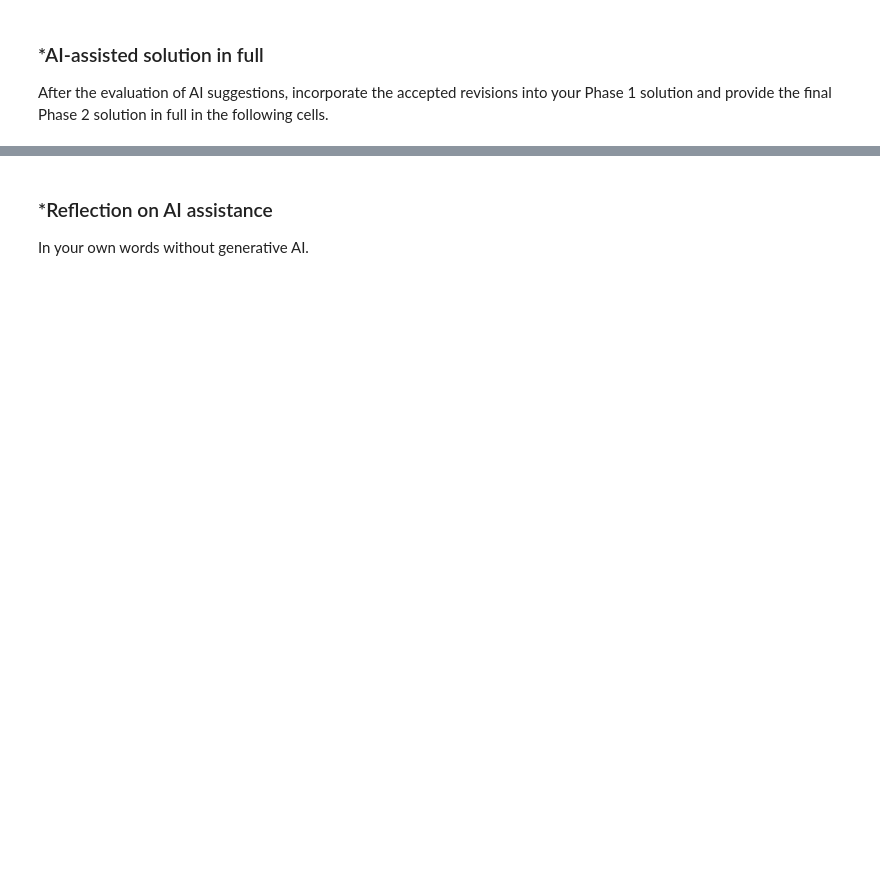
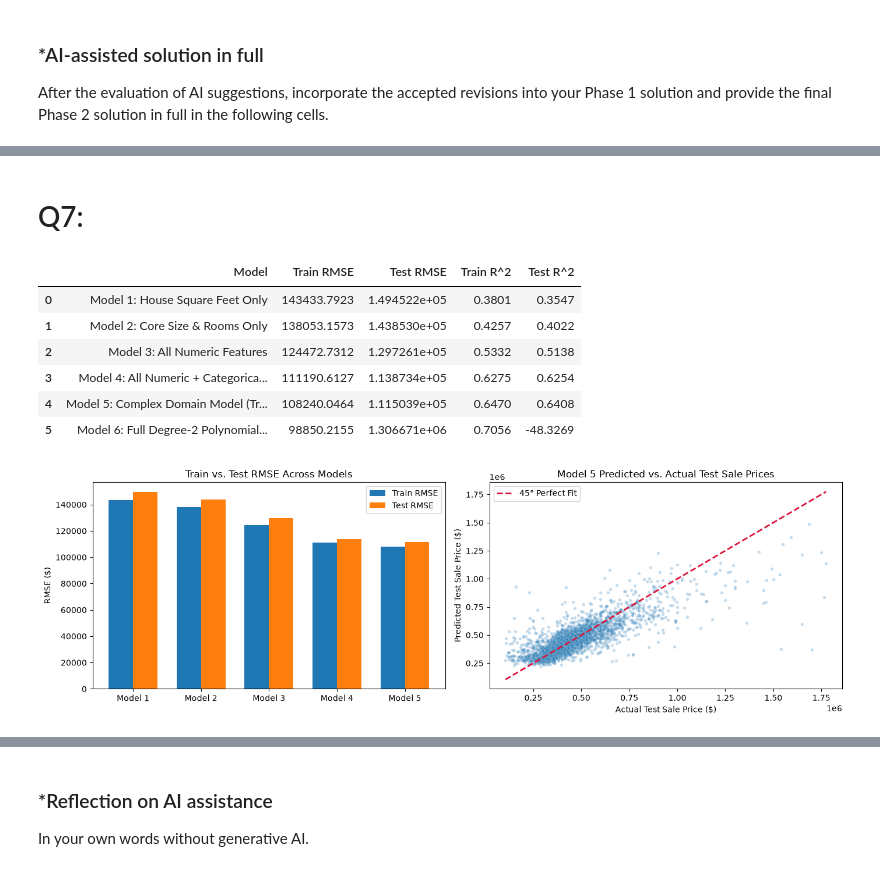
Before and after one commit to eloisemcdonough-tech/L02-hedonic-pricing, a Jupyter notebook: notebook.ipynb, the cells around one changed output, grey strips where cells are left out. Drawn from its saved outputs; the diff is of its cells as text; code cells hidden in the pictures; blank space fills up the shorter version.

```diff
--- a/notebook.ipynb
+++ b/notebook.ipynb
@@ -725,0 +1313,57 @@ After the evaluation of AI suggestions, incorporate the accepted revisions into
+# %% [markdown]
+# Q7:
+# %%
+all_results = results + [
+    {
+        'Model': 'Model 5: Complex Domain Model (Transforms + Interactions)',
+        'Train RMSE': rmse_comp_train,
+        'Test RMSE': rmse_comp_test,
+        'Train R^2': r2_comp_train,
+        'Test R^2': r2_comp_test,
+    },
+    {
+        'Model': 'Model 6: Full Degree-2 Polynomial Expansion',
+        'Train RMSE': rmse_poly_train,
+        'Test RMSE': rmse_poly_test,
+        'Train R^2': r2_poly_train,
+        'Test R^2': r2_poly_test,
+    },
+]
+
+all_results_df = pd.DataFrame(all_results)
+display(all_results_df.round(4))
+
+# PHASE 2 IMPROVEMENT 4a: Plot Train vs. Test RMSE and Predicted vs. Actual Test Prices for Model 5
+fig, axes = plt.subplots(1, 2, figsize=(14, 4.5))
+
+plot_df = all_results_df[all_results_df['Test R^2'] > 0].copy()
+x = np.arange(len(plot_df))
+axes[0].bar(x - 0.18, plot_df['Train RMSE'], width=0.36, label='Train RMSE')
+axes[0].bar(x + 0.18, plot_df['Test RMSE'], width=0.36, label='Test RMSE')
+axes[0].set_xticks(x)
+axes[0].set_xticklabels([m.split(':')[0] for m in plot_df['Model']])
+axes[0].set_ylabel('RMSE ($)')
+axes[0].set_title('Train vs. Test RMSE Across Models')
+axes[0].legend()
+
+sns.scatterplot(x=y_test, y=y_test_comp_pred, alpha=0.25, s=15, ax=axes[1])
+lims = [y_test.min(), y_test.max()]
+axes[1].plot(
+    lims, lims, color='crimson', linestyle='--', linewidth=2, label='45° Perfect Fit'
+)
+axes[1].set_xlabel('Actual Test Sale Price ($)')
+axes[1].set_ylabel('Predicted Test Sale Price ($)')
+axes[1].set_title('Model 5 Predicted vs. Actual Test Sale Prices')
+axes[1].legend()
+
+plt.tight_layout()
+plt.show()
+# %% [output]
+|  | Model | Train RMSE | Test RMSE | Train R^2 | Test R^2 |
+| 0 | Model 1: House Square Feet Only | 143433.7923 | 1.494522e+05 | 0.3801 | 0.3547 |
+| 1 | Model 2: Core Size & Rooms Only | 138053.1573 | 1.438530e+05 | 0.4257 | 0.4022 |
+| 2 | Model 3: All Numeric Features | 124472.7312 | 1.297261e+05 | 0.5332 | 0.5138 |
+| 3 | Model 4: All Numeric + Categorica... | 111190.6127 | 1.138734e+05 | 0.6275 | 0.6254 |
+| 4 | Model 5: Complex Domain Model (Tr... | 108240.0464 | 1.115039e+05 | 0.6470 | 0.6408 |
+| 5 | Model 6: Full Degree-2 Polynomial... | 98850.2155 | 1.306671e+06 | 0.7056 | -48.3269 |
+[figure, added]
```
Also changed, not shown: parts of 31 cells of this notebook.
